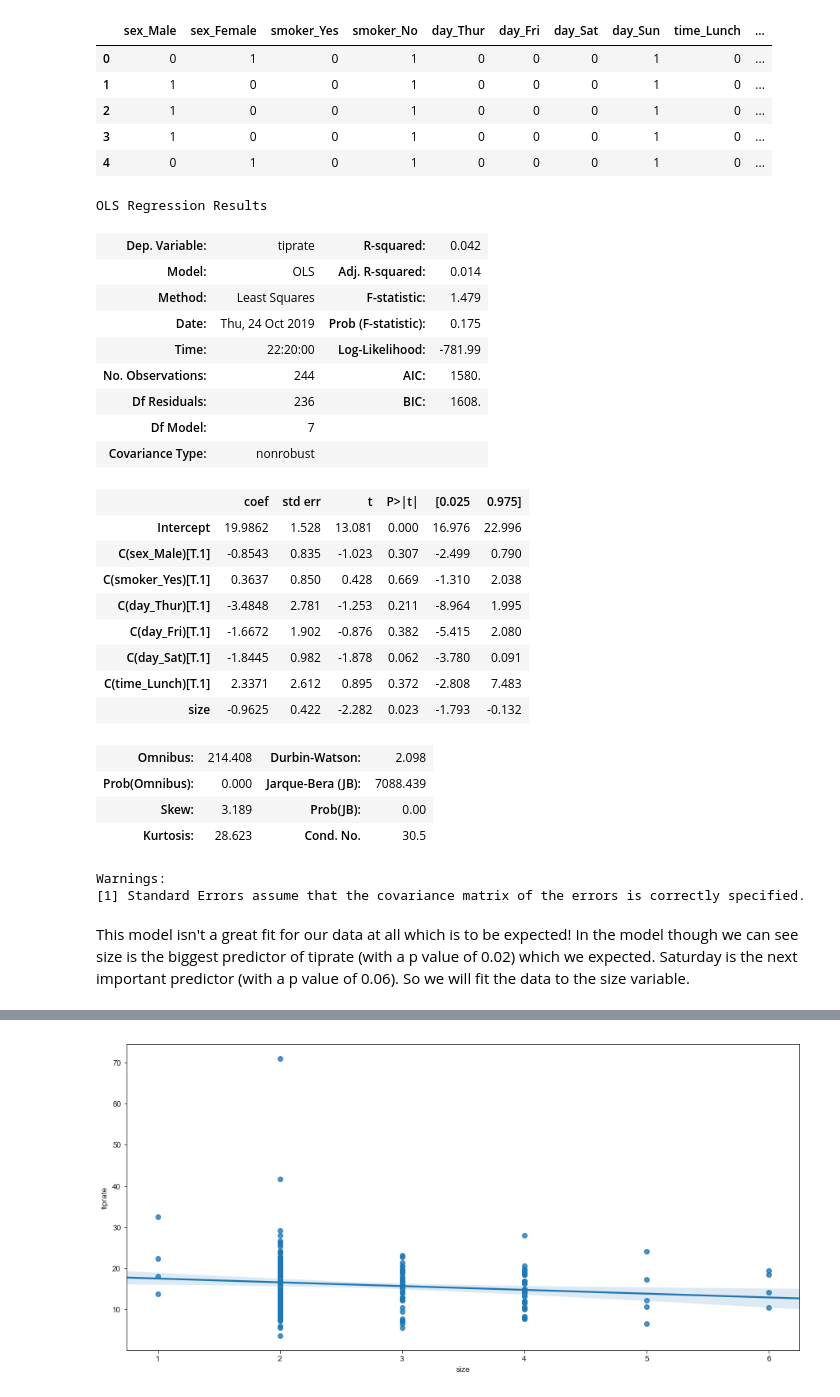
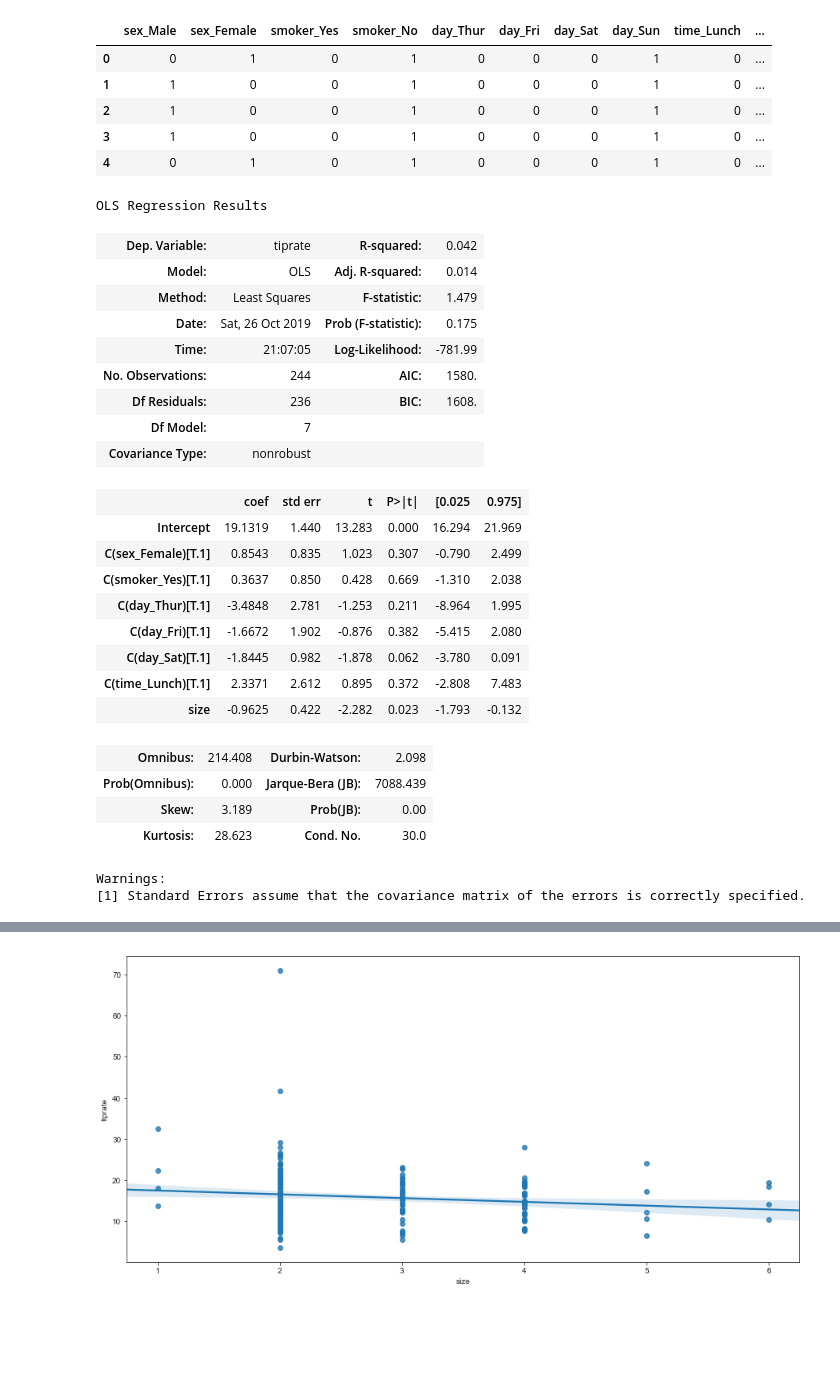
Before and after one commit to zoecahill1/fundamentals-project, a Jupyter notebook: tips-dataset.ipynb, the cells around one changed output, grey strips where cells are left out. Drawn from its saved outputs; the diff is of its cells as text; code cells hidden in the pictures; blank space fills up the shorter version.

```diff
--- a/tips-dataset.ipynb
+++ b/tips-dataset.ipynb
@@ -534,23 +537,23 @@ tips.head()
 # %%
 # OLS function will do linear regression for us
 from statsmodels.formula.api import ols
-model = ols("tiprate ~ C(sex_Male) + C(smoker_Yes) + C(day_Thur) + C(day_Fri) + C(day_Sat) + C(time_Lunch) + size", data=tips)
+model = ols("tiprate ~ C(sex_Female) + C(smoker_Yes) + C(day_Thur) + C(day_Fri) + C(day_Sat) + C(time_Lunch) + size", data=tips)
 results = model.fit()
 results.summary()
 # %% [output]
 OLS Regression Results
 | Dep. Variable: | tiprate | R-squared: | 0.042 |
 | Model: | OLS | Adj. R-squared: | 0.014 |
 | Method: | Least Squares | F-statistic: | 1.479 |
-| Date: | Thu, 24 Oct 2019 | Prob (F-statistic): | 0.175 |
-| Time: | 22:20:00 | Log-Likelihood: | -781.99 |
+| Date: | Sat, 26 Oct 2019 | Prob (F-statistic): | 0.175 |
+| Time: | 21:07:05 | Log-Likelihood: | -781.99 |
 | No. Observations: | 244 | AIC: | 1580. |
 | Df Residuals: | 236 | BIC: | 1608. |
 | Df Model: | 7 |  |  |
 | Covariance Type: | nonrobust |  |  |
 |  | coef | std err | t | P>|t| | [0.025 | 0.975] |
-| Intercept | 19.9862 | 1.528 | 13.081 | 0.000 | 16.976 | 22.996 |
-| C(sex_Male)[T.1] | -0.8543 | 0.835 | -1.023 | 0.307 | -2.499 | 0.790 |
+| Intercept | 19.1319 | 1.440 | 13.283 | 0.000 | 16.294 | 21.969 |
+| C(sex_Female)[T.1] | 0.8543 | 0.835 | 1.023 | 0.307 | -0.790 | 2.499 |
 | C(smoker_Yes)[T.1] | 0.3637 | 0.850 | 0.428 | 0.669 | -1.310 | 2.038 |
 | C(day_Thur)[T.1] | -3.4848 | 2.781 | -1.253 | 0.211 | -8.964 | 1.995 |
 | C(day_Fri)[T.1] | -1.6672 | 1.902 | -0.876 | 0.382 | -5.415 | 2.080 |
@@ -560,8 +563,6 @@ OLS Regression Results
 | Omnibus: | 214.408 | Durbin-Watson: | 2.098 |
 | Prob(Omnibus): | 0.000 | Jarque-Bera (JB): | 7088.439 |
 | Skew: | 3.189 | Prob(JB): | 0.00 |
-| Kurtosis: | 28.623 | Cond. No. | 30.5 |
+| Kurtosis: | 28.623 | Cond. No. | 30.0 |
 Warnings:
 [1] Standard Errors assume that the covariance matrix of the errors is correctly specified.
-# %% [markdown]
-This model isn't a great fit for our data at all which is to be expected! In the model though we can see size is the biggest predictor of tiprate (with a p value of 0.02) which we expected. Saturday is the next important predictor (with a p value of 0.06). So we will fit the data to the size variable.
```
Also changed, not shown: parts of 16 cells of this notebook, 1 other file.
